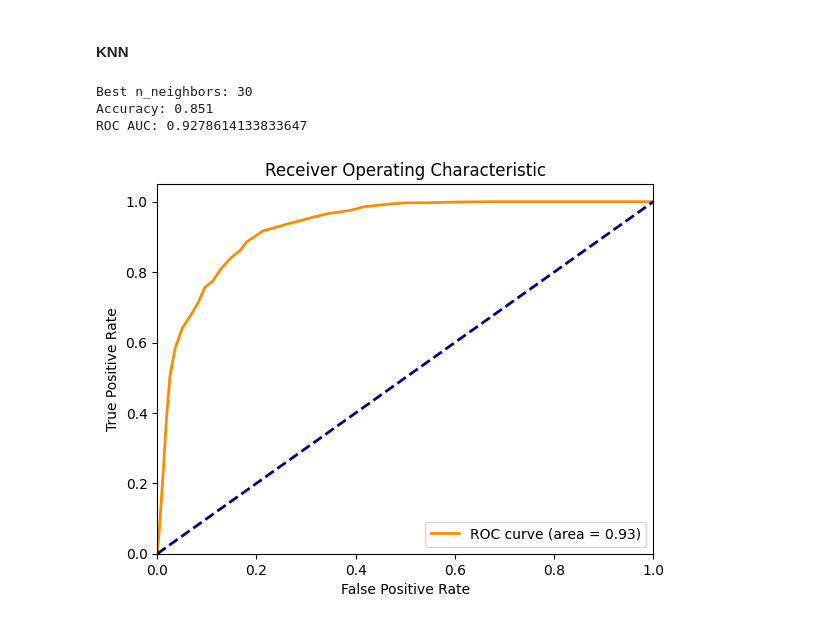
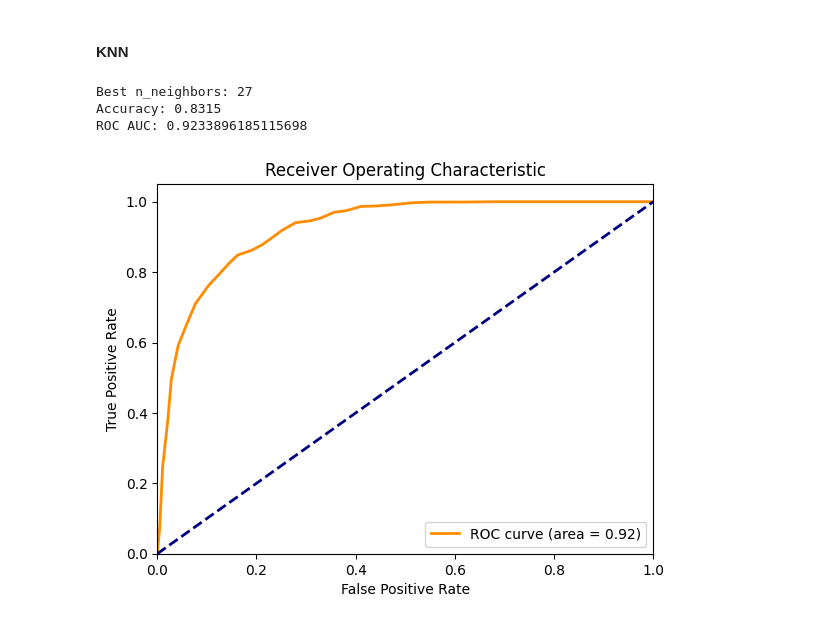
Before and after one commit to richard2323233/schulich_data_science, a Jupyter notebook: assignment 2.ipynb, the cells around one changed output. Cells and saved outputs as stored; diff of their text form; code cells hidden in the pictures.

```diff
--- a/assignment 2.ipynb
+++ b/assignment 2.ipynb
@@ -714,7 +732,7 @@ median_clv = joint_data['clv'].median()
 joint_data['clv_class'] = (joint_data['clv'] > median_clv).astype(int)
 
 # Define the features (X) and the target (y)
-X = joint_data[['number_of_clicks','age','customer_id', 'average_transaction_amount', 'tenure']]
+X = joint_data[['number_of_clicks','age','campaign_id', 'average_transaction_amount', 'tenure','response']]
 y = joint_data['clv_class']
 
 # Split the data
@@ -736,34 +754,34 @@ grid_search.fit(X_train, y_train)
 # Best model
 best_knn = grid_search.best_estimator_
 
 # Make predictions
 y_pred_knn = best_knn.predict(X_test)
 y_pred_proba_knn = best_knn.predict_proba(X_test)[:, 1]
 
 # Evaluate the model
 accuracy = best_knn.score(X_test, y_test)
 roc_auc = roc_auc_score(y_test, y_pred_proba_knn)
 
 print(f"Best n_neighbors: {grid_search.best_params_['n_neighbors']}")
 print(f"Accuracy: {accuracy}")
 print(f"ROC AUC: {roc_auc}")
 
 # Plot ROC curve
 fpr, tpr, thresholds = roc_curve(y_test, y_pred_proba_knn)
 roc_auc = auc(fpr, tpr)
 
 plt.figure()
 plt.plot(fpr, tpr, color='darkorange', lw=2, label='ROC curve (area = %0.2f)' % roc_auc)
 plt.plot([0, 1], [0, 1], color='navy', lw=2, linestyle='--')
 plt.xlim([0.0, 1.0])
 plt.ylim([0.0, 1.05])
 plt.xlabel('False Positive Rate')
 plt.ylabel('True Positive Rate')
 plt.title('Receiver Operating Characteristic')
 plt.legend(loc="lower right")
 plt.show()
 # %% [output]
-Best n_neighbors: 30
-Accuracy: 0.851
-ROC AUC: 0.9278614133833647
+Best n_neighbors: 27
+Accuracy: 0.8315
+ROC AUC: 0.9233896185115698
-[figure, old version]
+[figure, new version]
```
Also changed, not shown: parts of 7 cells of this notebook.
